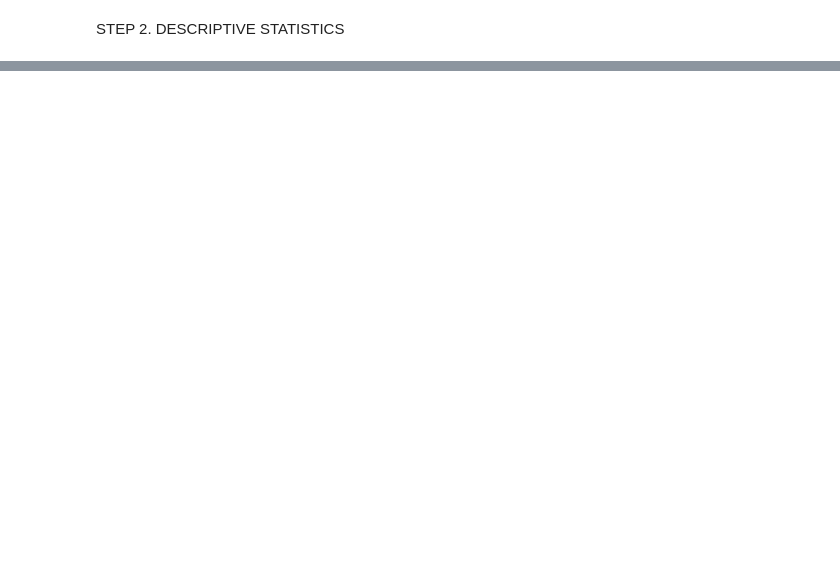
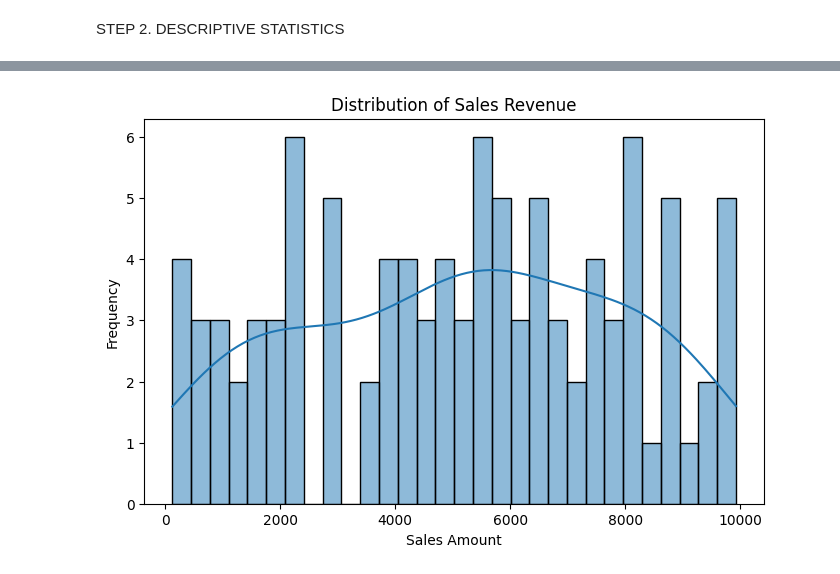
Before and after one commit to PLACHI02/Data-Analytics-Projects, a Jupyter notebook: AMAZON_SALES_DATA.ipynb, the cells around one changed output, grey strips where cells are left out. Cells and saved outputs as stored; diff of their text form; code cells hidden in the pictures; blank space fills up the shorter version.

```diff
--- a/AMAZON_SALES_DATA.ipynb
+++ b/AMAZON_SALES_DATA.ipynb
@@ -198,0 +233,14 @@ NameError: name 'df' is not defined
+# %%
+#3. Distribution of Order Value
+import matplotlib.pyplot as plt
+import seaborn as sns
+
+# Plot histogram of sales
+plt.figure(figsize=(8,5))
+sns.histplot(df['units_sold'], bins=30, kde=True)
+plt.title("Distribution of Sales Revenue")
+plt.xlabel("Sales Amount")
+plt.ylabel("Frequency")
+plt.show()
+# %% [output]
+[figure, added]
```
Also changed, not shown: parts of 6 cells of this notebook.
